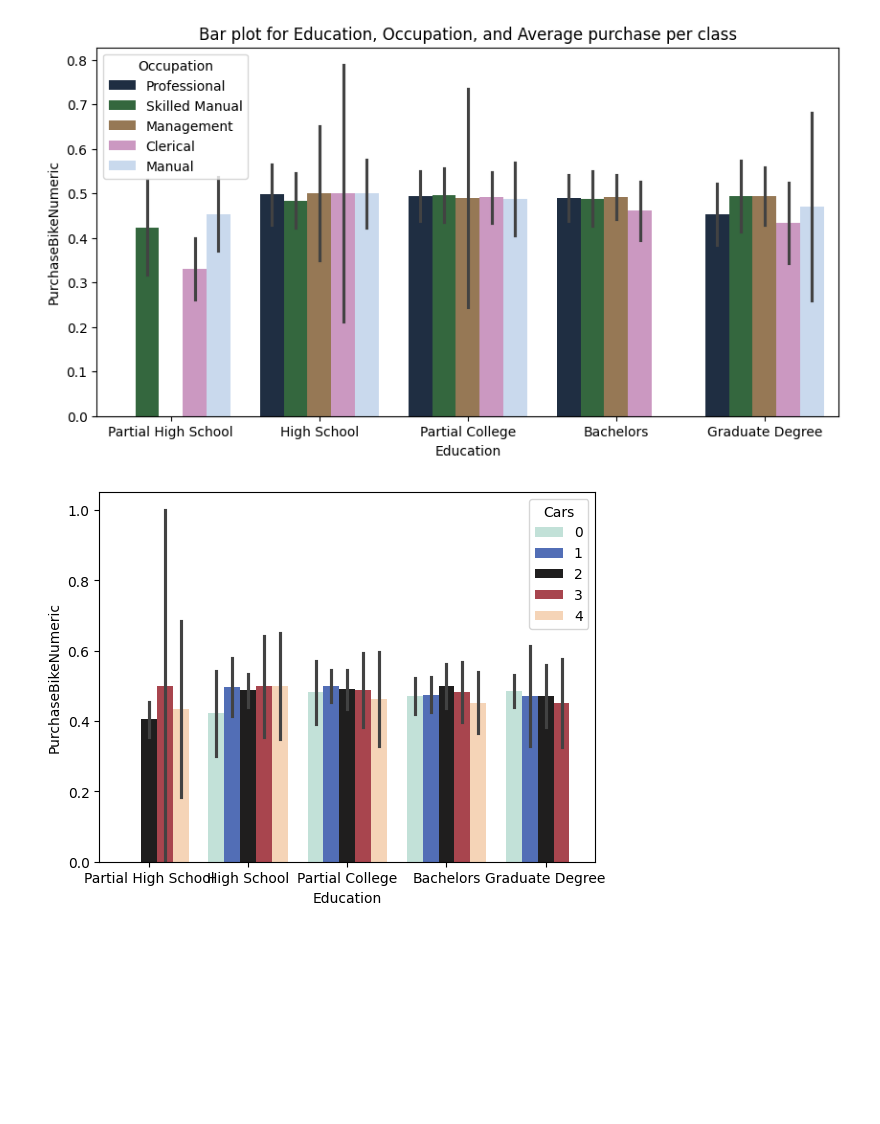
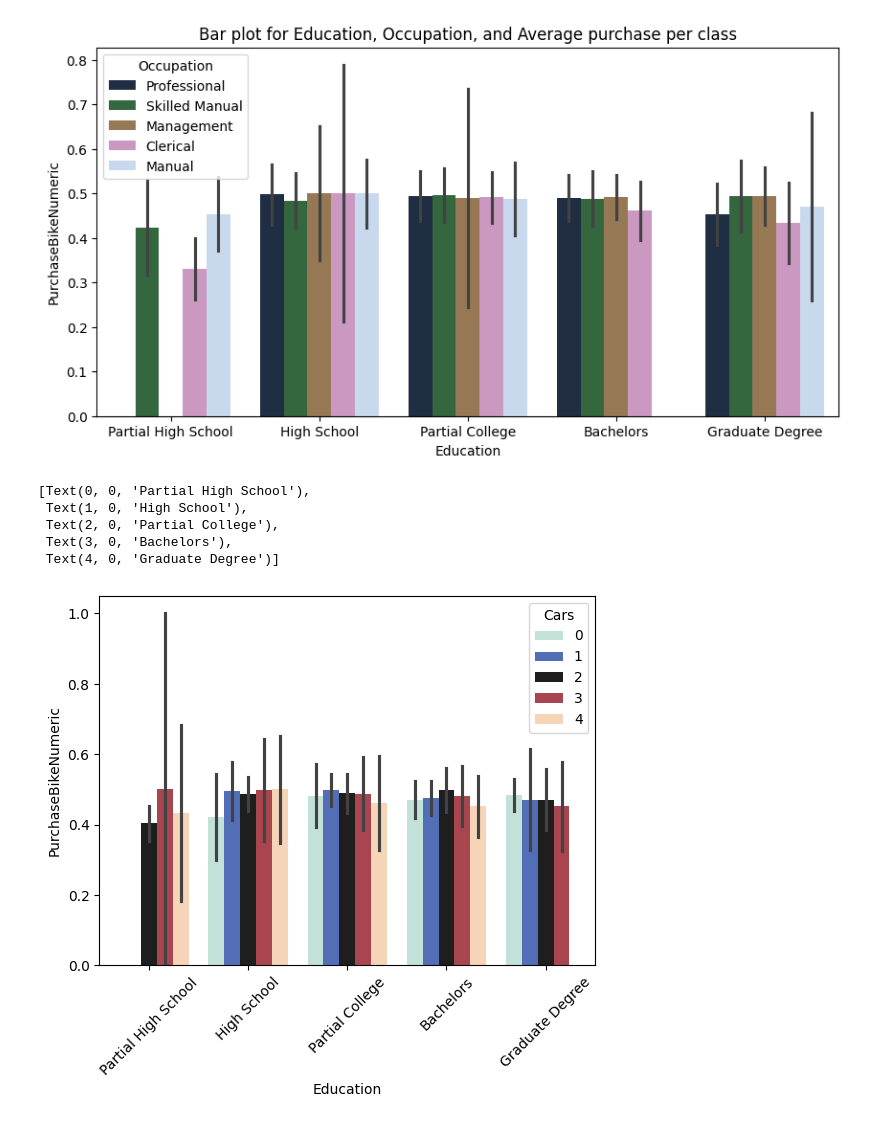
Before and after one commit to lewinskie254/eda, a Jupyter notebook: Anova_Link_2.ipynb, the cells around one changed output. Drawn from its saved outputs; the diff is of its cells as text; code cells hidden in the pictures; blank space fills up the shorter version.

```diff
--- a/Anova_Link_2.ipynb
+++ b/Anova_Link_2.ipynb
@@ -182,18 +182,24 @@ sns.barplot(
 # %% [output]
 [figure]
 # %%
-sns.barplot(
+viz = sns.barplot(
     data=df,
     x='Education',
     y='PurchaseBikeNumeric',
     hue='Cars',
     order=['Partial High School', 'High School', 'Partial College','Bachelors', 'Graduate Degree'],
     estimator = np.std, #to see the spread of the data
     errorbar= 'se',
     palette='icefire'
 );
+viz.set_xticklabels(viz.get_xticklabels(), rotation=45)
 # %% [output]
+[Text(0, 0, 'Partial High School'),
+ Text(1, 0, 'High School'),
+ Text(2, 0, 'Partial College'),
+ Text(3, 0, 'Bachelors'),
+ Text(4, 0, 'Graduate Degree')]
-[figure, old version]
+[figure, new version]
 # %%
 viz = sns.catplot(
     data=df,
```
Also changed, not shown: parts of 7 cells of this notebook.
